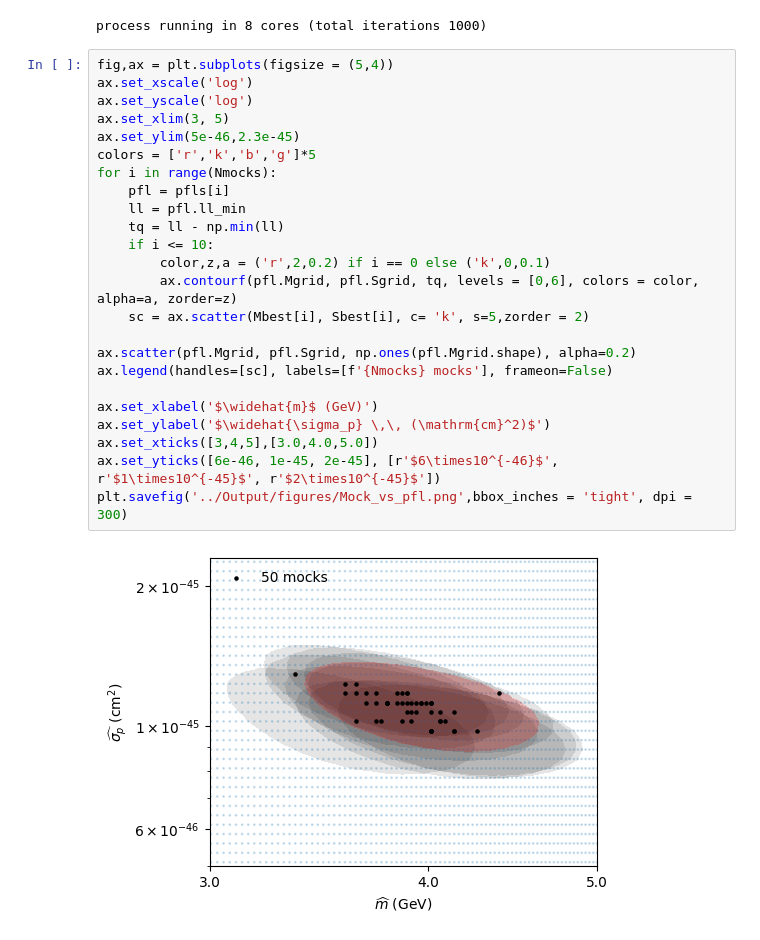
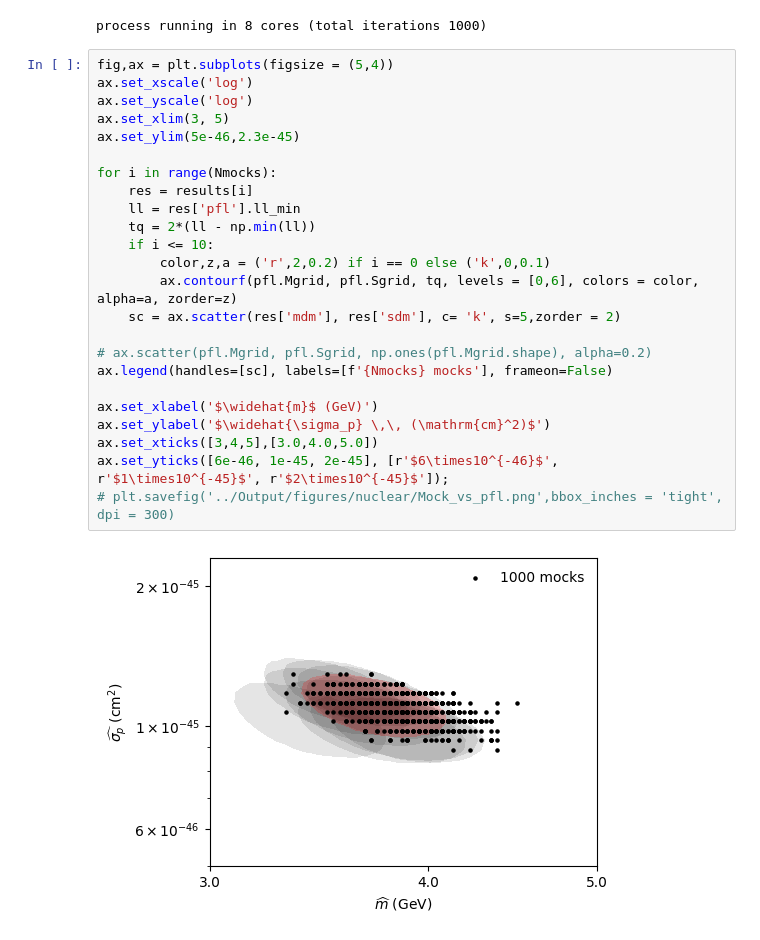
Before and after one commit to Manush19/MWlocalDM, a Jupyter notebook: Notebooks/Nuclear_recoil.ipynb, the cells around one changed output. Cells and saved outputs as stored; diff of their text form.

```diff
--- a/Notebooks/Nuclear_recoil.ipynb
+++ b/Notebooks/Nuclear_recoil.ipynb
@@ -463,29 +463,29 @@ def parallel_process(Idx):
 results = parallel_process(np.arange(Nmocks))
 # %% [output]
 process running in 8 cores (total iterations 1000)
-# %%
-fig,ax = plt.subplots(figsize = (5,4))
-ax.set_xscale('log')
-ax.set_yscale('log')
-ax.set_xlim(3, 5)
-ax.set_ylim(5e-46,2.3e-45)
-colors = ['r','k','b','g']*5
-for i in range(Nmocks):
-    pfl = pfls[i]
-    ll = pfl.ll_min
-    tq = ll - np.min(ll)
-    if i <= 10:
-        color,z,a = ('r',2,0.2) if i == 0 else ('k',0,0.1)
-        ax.contourf(pfl.Mgrid, pfl.Sgrid, tq, levels = [0,6], colors = color, alpha=a, zorder=z)
-    sc = ax.scatter(Mbest[i], Sbest[i], c= 'k', s=5,zorder = 2)
-
-ax.scatter(pfl.Mgrid, pfl.Sgrid, np.ones(pfl.Mgrid.shape), alpha=0.2)
-ax.legend(handles=[sc], labels=[f'{Nmocks} mocks'], frameon=False)
-
-ax.set_xlabel('$\widehat{m}$ (GeV)')
-ax.set_ylabel('$\widehat{\sigma_p} \,\, (\mathrm{cm}^2)$')
-ax.set_xticks([3,4,5],[3.0,4.0,5.0])
-ax.set_yticks([6e-46, 1e-45, 2e-45], [r'$6\times10^{-46}$', r'$1\times10^{-45}$', r'$2\times10^{-45}$'])
-plt.savefig('../Output/figures/Mock_vs_pfl.png',bbox_inches = 'tight', dpi = 300)
-# %% [output]
-[figure, removed]
+# %%
+fig,ax = plt.subplots(figsize = (5,4))
+ax.set_xscale('log')
+ax.set_yscale('log')
+ax.set_xlim(3, 5)
+ax.set_ylim(5e-46,2.3e-45)
+
+for i in range(Nmocks):
+    res = results[i]
+    ll = res['pfl'].ll_min
+    tq = 2*(ll - np.min(ll))
+    if i <= 10:
+        color,z,a = ('r',2,0.2) if i == 0 else ('k',0,0.1)
+        ax.contourf(pfl.Mgrid, pfl.Sgrid, tq, levels = [0,6], colors = color, alpha=a, zorder=z)
+    sc = ax.scatter(res['mdm'], res['sdm'], c= 'k', s=5,zorder = 2)
+
+# ax.scatter(pfl.Mgrid, pfl.Sgrid, np.ones(pfl.Mgrid.shape), alpha=0.2)
+ax.legend(handles=[sc], labels=[f'{Nmocks} mocks'], frameon=False)
+
+ax.set_xlabel('$\widehat{m}$ (GeV)')
+ax.set_ylabel('$\widehat{\sigma_p} \,\, (\mathrm{cm}^2)$')
+ax.set_xticks([3,4,5],[3.0,4.0,5.0])
+ax.set_yticks([6e-46, 1e-45, 2e-45], [r'$6\times10^{-46}$', r'$1\times10^{-45}$', r'$2\times10^{-45}$']);
+# plt.savefig('../Output/figures/nuclear/Mock_vs_pfl.png',bbox_inches = 'tight', dpi = 300)
+# %% [output]
+[figure, added]
```
Also changed, not shown: 2 other files.
